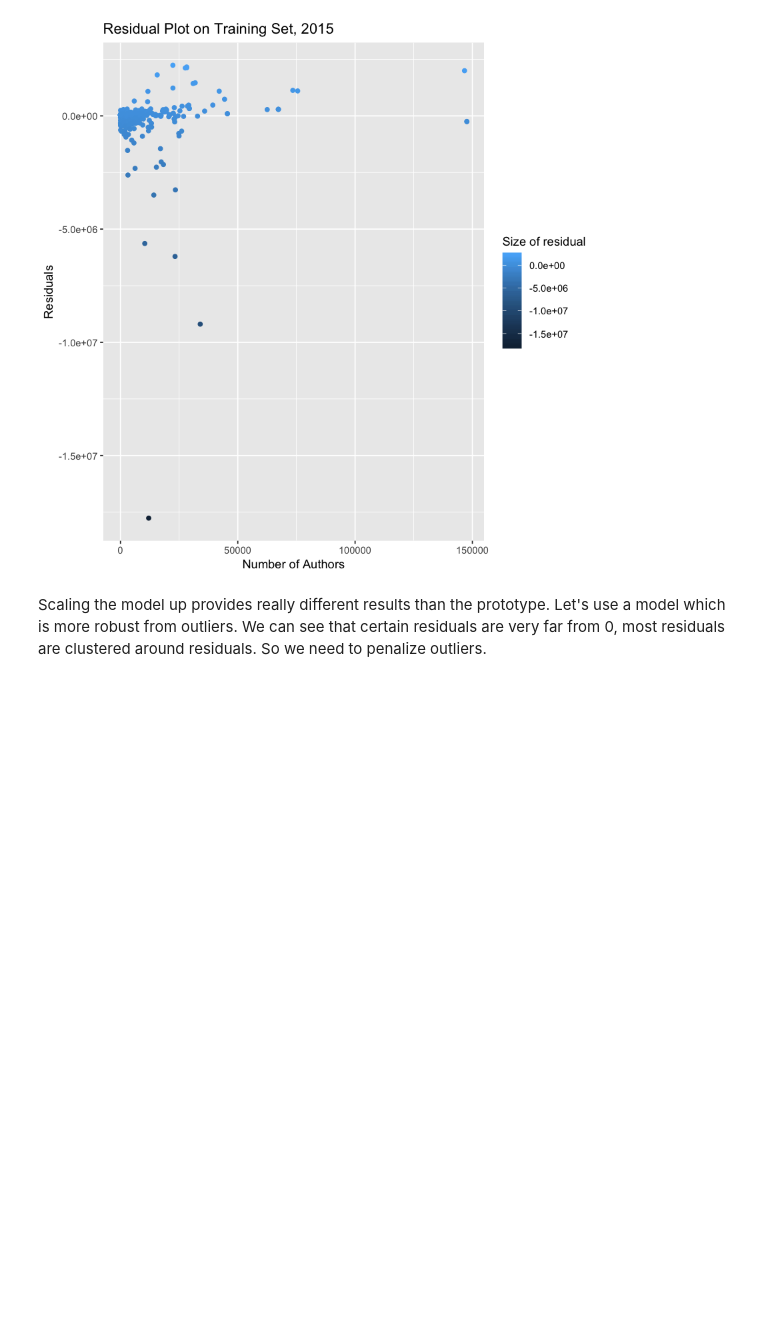
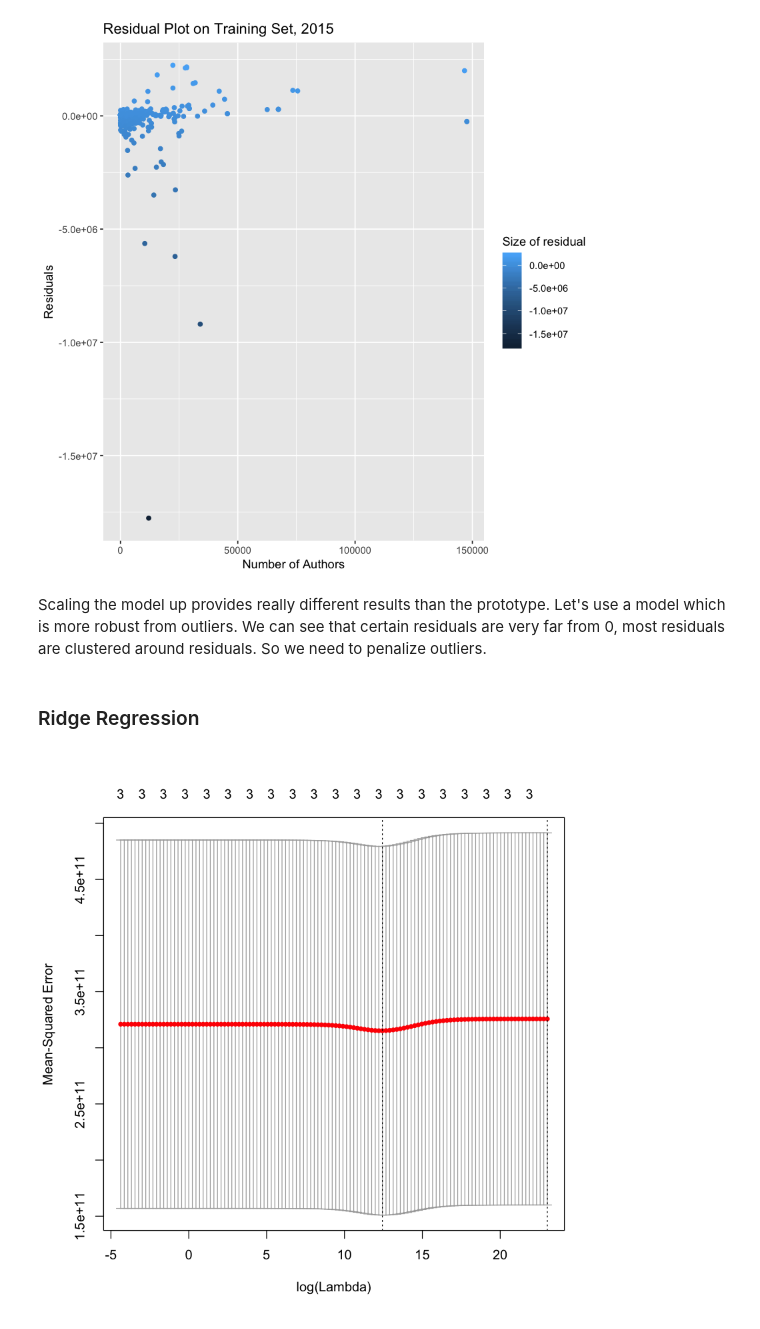
Before and after one commit to tbonza/EDS19, a Jupyter notebook: project/FinalReport.ipynb, the cells around one changed output. Cells and saved outputs as stored; diff of their text form; code cells hidden in the pictures; blank space fills up the shorter version.

Commit message:
ridge regression looks much more reasonable

```diff
--- a/project/FinalReport.ipynb
+++ b/project/FinalReport.ipynb
@@ -426,3 +426,14 @@ Scaling the model up provides really different results than the prototype.
 Let's use a model which is more robust from outliers. We can see that certain
 residuals are very far from 0, most residuals are clustered around residuals.
 So we need to penalize outliers.
+# %% [markdown]
+### Ridge Regression
+# %%
+X_train <- X_train %>% data.matrix()
+lambdas <- 10^seq(10, -2, by = -.1)
+# %%
+cv_fit <- cv.glmnet(X_train, y_train$velocity, alpha = 0, lambda = lambdas)
+# %%
+plot(cv_fit)
+# %% [output]
+[figure, added]
```
Also changed, not shown: parts of 3 cells of this notebook.
